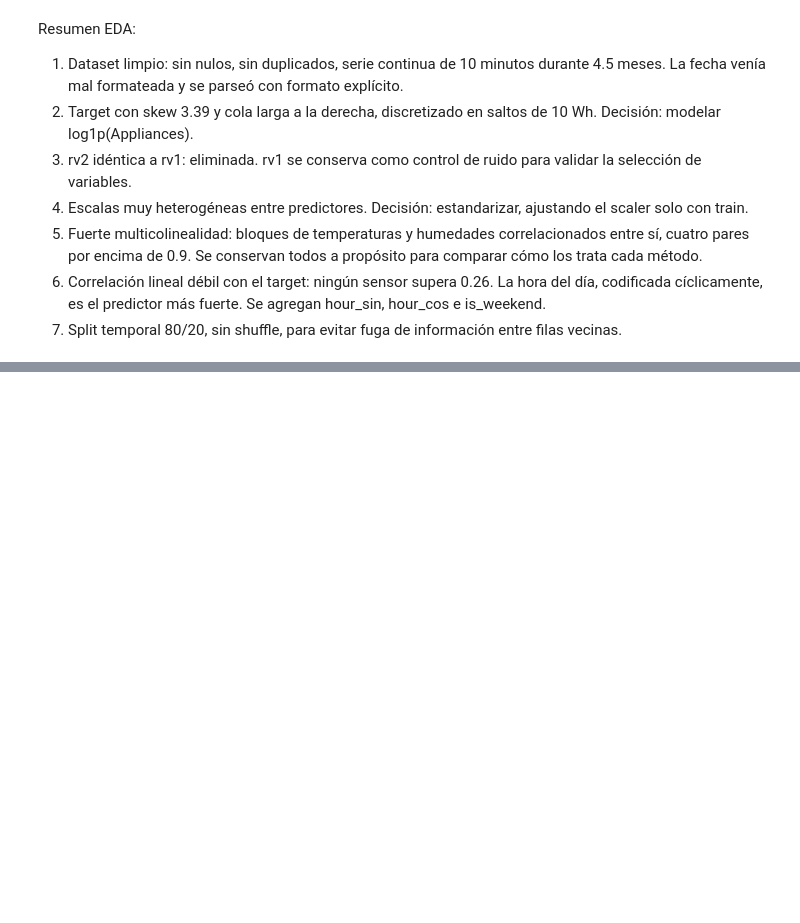
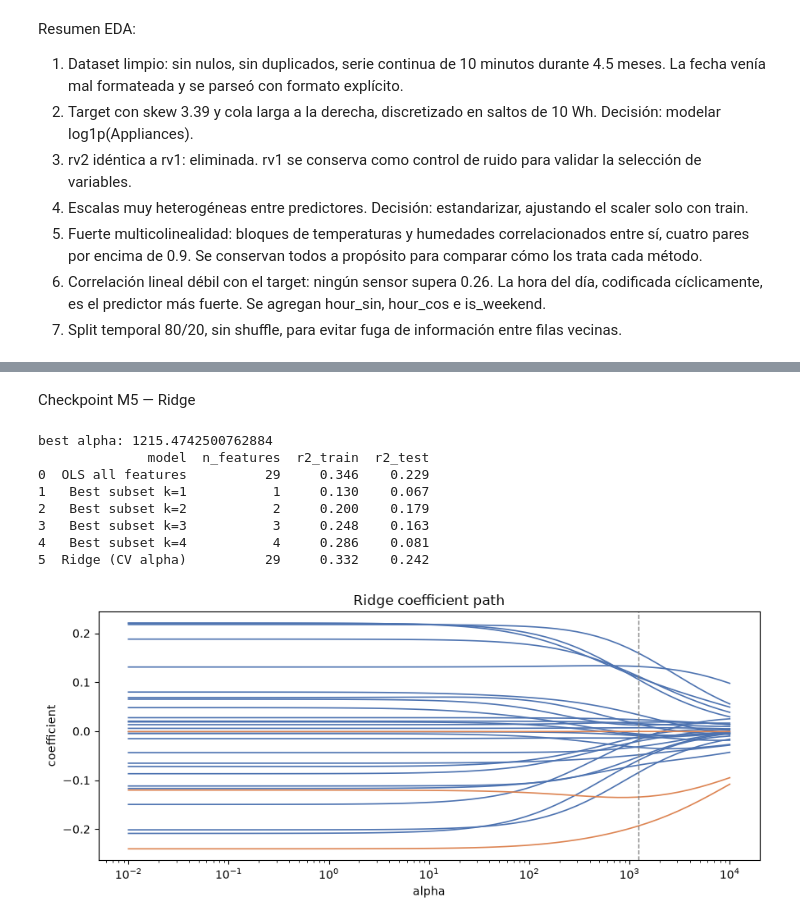
Before and after one commit to aristotekean/ml-lab02-best-subset-lasso, a Jupyter notebook: notebooks/lab02.ipynb, the cells around one changed output, grey strips where cells are left out. Cells and saved outputs as stored; diff of their text form; code cells hidden in the pictures; blank space fills up the shorter version.

```diff
--- a/notebooks/lab02.ipynb
+++ b/notebooks/lab02.ipynb
@@ -273,0 +360,19 @@ Resumen EDA:
+# %%
+from mlxtend.feature_selection import SequentialFeatureSelector as SFS
+from sklearn.model_selection import TimeSeriesSplit
+
+tscv = TimeSeriesSplit(n_splits=5)
+
+sfs_fwd = SFS(LinearRegression(), k_features=(1, len(feature_cols)), forward=True,
+              floating=False, scoring="r2", cv=tscv, n_jobs=-1).fit(X_train_s, y_train)
+
+fwd_df = pd.DataFrame.from_dict(sfs_fwd.get_metric_dict(), orient="index")
+fwd_df["n_features"] = fwd_df.index
+fwd_df["r2_test"] = [
+    evaluate(LinearRegression(), X_train_s[list(f)], y_train, X_test_s[list(f)], y_test, "")["r2_test"]
+    for f in fwd_df["feature_names"]
+]
+
+print("best k by CV:", len(sfs_fwd.k_feature_names_), sfs_fwd.k_feature_names_)
+print(fwd_df[["n_features", "avg_score", "r2_test"]].round(3).to_string())
+print("\nrv1 enters at k =", next(k for k, f in sfs_fwd.subsets_.items() if "rv1" in f["feature_names"]))
@@ -273,0 +444,30 @@ Resumen EDA:
+# %% [markdown]
+Checkpoint M5 — Ridge
+# %%
+from sklearn.linear_model import Ridge, RidgeCV
+
+alphas = np.logspace(-2, 4, 60)
+ridge_cv = RidgeCV(alphas=alphas, cv=tscv).fit(X_train_s, y_train)
+print("best alpha:", ridge_cv.alpha_)
+
+results.append(evaluate(Ridge(alpha=ridge_cv.alpha_), X_train_s, y_train, X_test_s, y_test, "Ridge (CV alpha)"))
+print(pd.DataFrame(results)[["model", "n_features", "r2_train", "r2_test"]].round(3).to_string())
+
+# Coefficient path: how each coefficient shrinks as alpha grows
+coefs = np.array([Ridge(alpha=a).fit(X_train_s, y_train).coef_ for a in alphas])
+fig, ax = plt.subplots(figsize=(9, 4))
+for j, c in enumerate(feature_cols):
+    ax.plot(alphas, coefs[:, j], lw=1.2, color="#4C72B0" if c not in ("hour_sin", "hour_cos", "rv1") else "#DD8452")
+ax.axvline(ridge_cv.alpha_, color="gray", ls="--", lw=1)
+ax.set_xscale("log"); ax.set_xlabel("alpha"); ax.set_ylabel("coefficient"); ax.set_title("Ridge coefficient path")
+plt.tight_layout()
+# %% [output]
+best alpha: 1215.4742500762884
+              model  n_features  r2_train  r2_test
+0  OLS all features          29     0.346    0.229
+1   Best subset k=1           1     0.130    0.067
+2   Best subset k=2           2     0.200    0.179
+3   Best subset k=3           3     0.248    0.163
+4   Best subset k=4           4     0.286    0.081
+5  Ridge (CV alpha)          29     0.332    0.242
+[figure, added]
```
Also changed, not shown: parts of 19 cells of this notebook, 2 other files.
